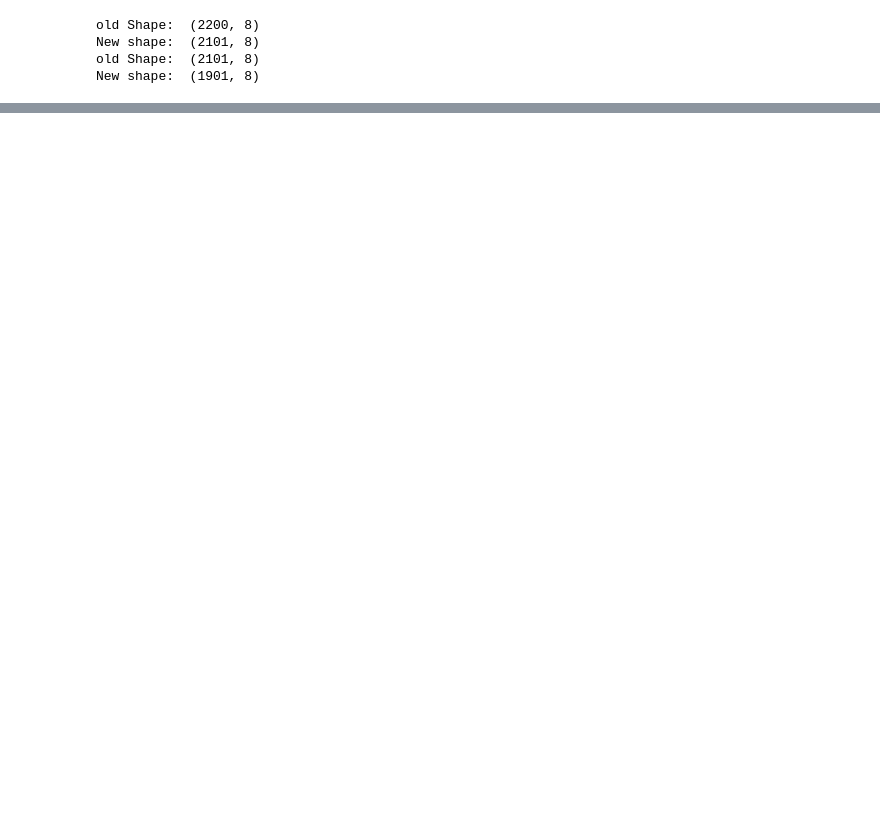
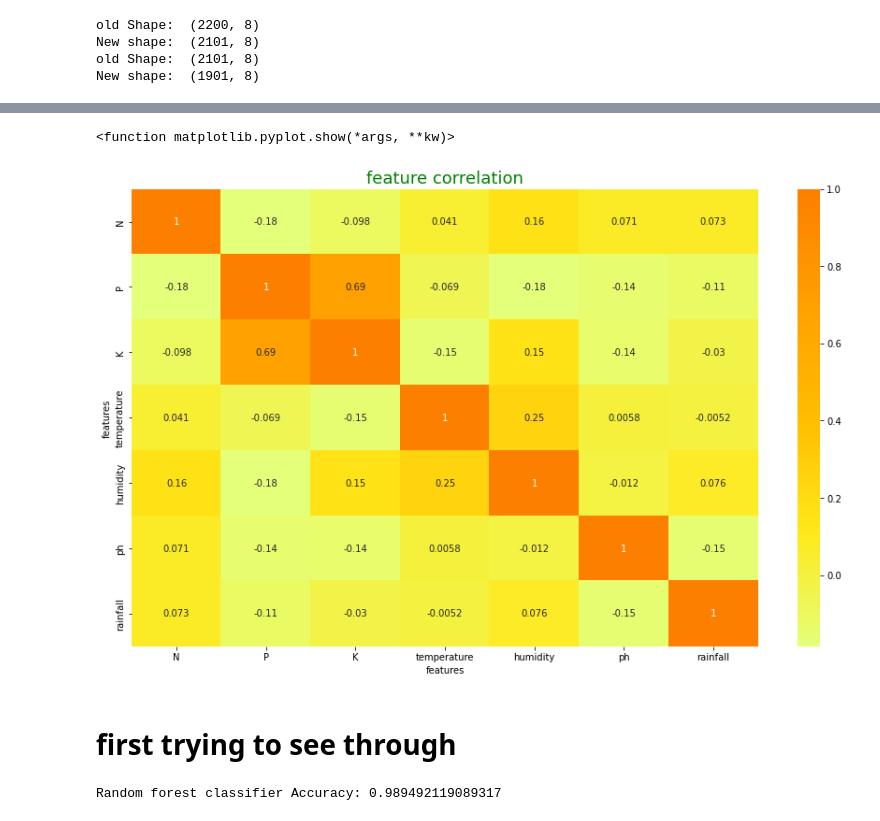
Before and after one commit to Cralsic123/Crop-Prediction, a Jupyter notebook: crop_prediction.ipynb, the cells around one changed output, grey strips where cells are left out. Drawn from its saved outputs; the diff is of its cells as text; code cells hidden in the pictures; blank space fills up the shorter version.

```diff
--- a/crop_prediction.ipynb
+++ b/crop_prediction.ipynb
@@ -114,23 +103,2 @@ fig.show()
 # %%
 # removing all outliers
-# %%
-"""
-df_boston = data
-df_boston.columns = df_boston.columns
-df_boston.head()
-
-Q1 = np.percentile(df_boston['rainfall'], 25, interpolation = 'midpoint')
-Q3 = np.percentile(df_boston['rainfall'], 75, interpolation = 'midpoint')
-
-IQR = Q3 - Q1
-
-print("old Shape: ", df_boston.shape)
-
-upper = np.where(df_boston['rainfall'] >= (Q3+1.5*IQR))
-lower = np.where(df_boston['rainfall'] <= (Q1 - 1.5*IQR))
-
-df_boston.drop(upper[0], inplace = True)
-df_boston.drop(lower[0], inplace = True)
-
-print("New shape: ", df_boston.shape)
-"""
@@ -169,0 +152,11 @@ New shape:  (1901, 8)
+# %%
+fig,ax = plt.subplots(1,1,figsize=(15,9))
+sns.heatmap(data.corr(),annot=True,cmap='Wistia')
+ax.set(xlabel = 'features')
+ax.set(ylabel = 'features')
+
+plt.title("feature correlation", fontsize = 18, c="green")
+plt.show
+# %% [output]
+<function matplotlib.pyplot.show(*args, **kw)>
+[figure, added]
@@ -169,0 +166,2 @@ New shape:  (1901, 8)
+# %% [markdown]
+# first trying to see through
@@ -169,0 +172,12 @@ New shape:  (1901, 8)
+# %%
+clf = RandomForestClassifier()
+clf.fit(x_train, y_train)
+
+# Predict on the test data
+y_pred = clf.predict(x_test)
+
+# Evaluate the model
+accuracy = accuracy_score(y_test, y_pred)
+print("Random forest classifier Accuracy:", accuracy)
+# %% [output]
+Random forest classifier Accuracy: 0.989492119089317
```
Also changed, not shown: parts of 19 cells of this notebook.
